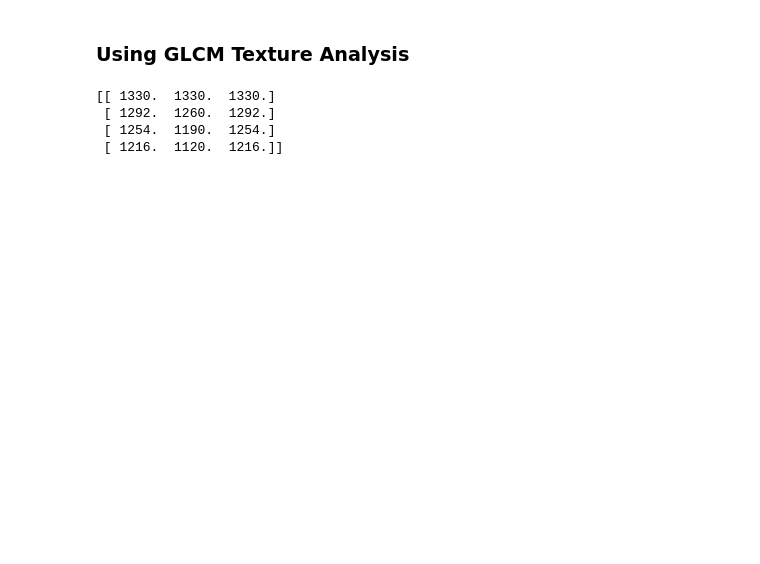
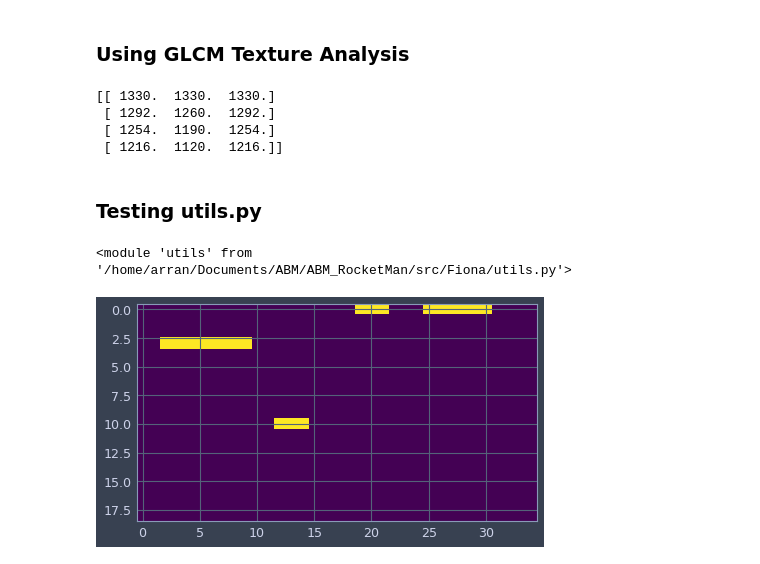
Before and after one commit to WavyV/ABM_RocketMan, a Jupyter notebook: src/Fiona/Analysis Testing.ipynb, the cells around one changed output. Cells and saved outputs as stored; diff of their text form; code cells hidden in the pictures; blank space fills up the shorter version.

```diff
--- a/src/Fiona/Analysis Testing.ipynb
+++ b/src/Fiona/Analysis Testing.ipynb
@@ -376,0 +400,12 @@ print([s for s in zip(lbp_profile_names, classification)])
+# %%
+real_lbp = count_lbp(seat_data)
+
+plt.figure(figsize=[10, 5])
+print("Mean Square Errors between model and profiles:")
+for i, p in enumerate(lbp_profiles):
+    mse = calculate_mse(real_lbp, p)
+    print("Model %s: \t %.2f"%(lbp_profile_names[i], mse))
+    plt.plot(p, label=lbp_profile_names[i])
+
+plt.legend()
+plt.show()
@@ -411,3 +529,8 @@ print(greycoprops(glcm_real, 'energy'))
  [ 1292.  1260.  1292.]
  [ 1254.  1190.  1254.]
  [ 1216.  1120.  1216.]]
+# %% [markdown]
+### Testing utils.py
+# %%
+for i in range(10):
+    model_friendship.step()
@@ -413,0 +540,9 @@ print(greycoprops(glcm_real, 'energy'))
+# %%
+reload(utils)
+# %% [output]
+<module 'utils' from '/home/arran/Documents/ABM/ABM_RocketMan/src/Fiona/utils.py'>
+# %%
+plt.imshow(utils.reduce_model_state(model_friendship))
+plt.show()
+# %% [output]
+[figure, added]
```
Also changed, not shown: parts of 20 cells of this notebook, 1 other file.
